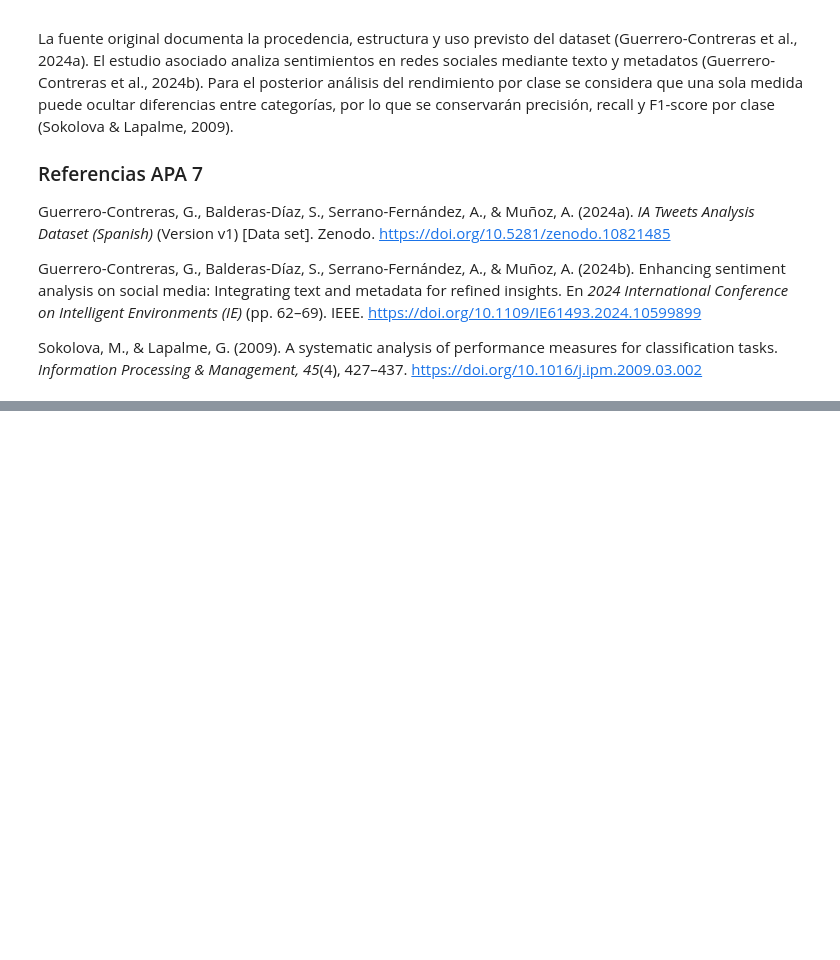
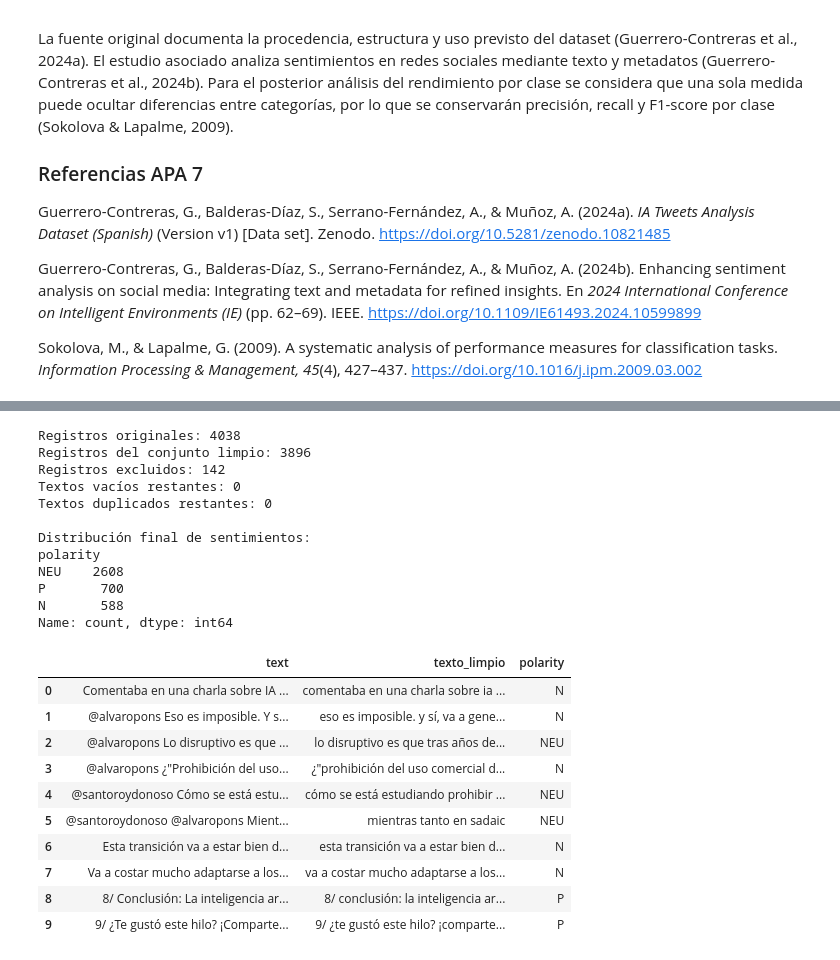
Before and after one commit to cahecaz/TrabajoFinal_analisisdesentimientos, a Jupyter notebook: Analisis_Inicial_IA_Tweets.ipynb, the cells around one changed output, grey strips where cells are left out. Saved outputs shown, nothing was run; the diff lists cells and outputs as text; code cells hidden in the pictures; blank space fills up the shorter version.

```diff
--- a/Analisis_Inicial_IA_Tweets.ipynb
+++ b/Analisis_Inicial_IA_Tweets.ipynb
@@ -130,0 +471,70 @@ Sokolova, M., & Lapalme, G. (2009). A systematic analysis of performance measure
+# %%
+# 15. Crear el conjunto de datos limpio
+
+# Identificar textos repetidos con etiquetas diferentes
+cantidad_etiquetas = datos_no_vacios.groupby(
+    'texto_limpio'
+)['polarity'].nunique()
+
+textos_conflictivos = cantidad_etiquetas[
+    cantidad_etiquetas > 1
+].index
+
+# Excluir los textos con etiquetas contradictorias
+datos_limpios = datos_no_vacios[
+    ~datos_no_vacios['texto_limpio'].isin(
+        textos_conflictivos
+    )
+].copy()
+
+# Conservar una sola aparición de cada texto repetido
+datos_limpios = datos_limpios.drop_duplicates(
+    subset='texto_limpio',
+    keep='first'
+)
+
+# Reorganizar el índice
+datos_limpios = datos_limpios.reset_index(drop=True)
+
+print('Registros originales:', len(datos))
+print('Registros del conjunto limpio:', len(datos_limpios))
+print('Registros excluidos:', len(datos) - len(datos_limpios))
+
+print(
+    'Textos vacíos restantes:',
+    datos_limpios['texto_limpio'].eq('').sum()
+)
+
+print(
+    'Textos duplicados restantes:',
+    datos_limpios['texto_limpio'].duplicated().sum()
+)
+
+print('\nDistribución final de sentimientos:')
+print(datos_limpios['polarity'].value_counts())
+
+datos_limpios[['text', 'texto_limpio', 'polarity']].head(10)
+# %% [output]
+Registros originales: 4038
+Registros del conjunto limpio: 3896
+Registros excluidos: 142
+Textos vacíos restantes: 0
+Textos duplicados restantes: 0
+
+Distribución final de sentimientos:
+polarity
+NEU    2608
+P       700
+N       588
+Name: count, dtype: int64
+|  | text | texto_limpio | polarity |
+| 0 | Comentaba en una charla sobre IA ... | comentaba en una charla sobre ia ... | N |
+| 1 | @alvaropons Eso es imposible. Y s... | eso es imposible. y sí, va a gene... | N |
+| 2 | @alvaropons Lo disruptivo es que ... | lo disruptivo es que tras años de... | NEU |
+| 3 | @alvaropons ¿"Prohibición del uso... | ¿"prohibición del uso comercial d... | N |
+| 4 | @santoroydonoso Cómo se está estu... | cómo se está estudiando prohibir ... | NEU |
+| 5 | @santoroydonoso @alvaropons Mient... | mientras tanto en sadaic | NEU |
+| 6 | Esta transición va a estar bien d... | esta transición va a estar bien d... | N |
+| 7 | Va a costar mucho adaptarse a los... | va a costar mucho adaptarse a los... | N |
+| 8 | 8/ Conclusión: La inteligencia ar... | 8/ conclusión: la inteligencia ar... | P |
+| 9 | 9/ ¿Te gustó este hilo? ¡Comparte... | 9/ ¿te gustó este hilo? ¡comparte... | P |
```
Also changed, not shown: parts of 8 cells of this notebook.
